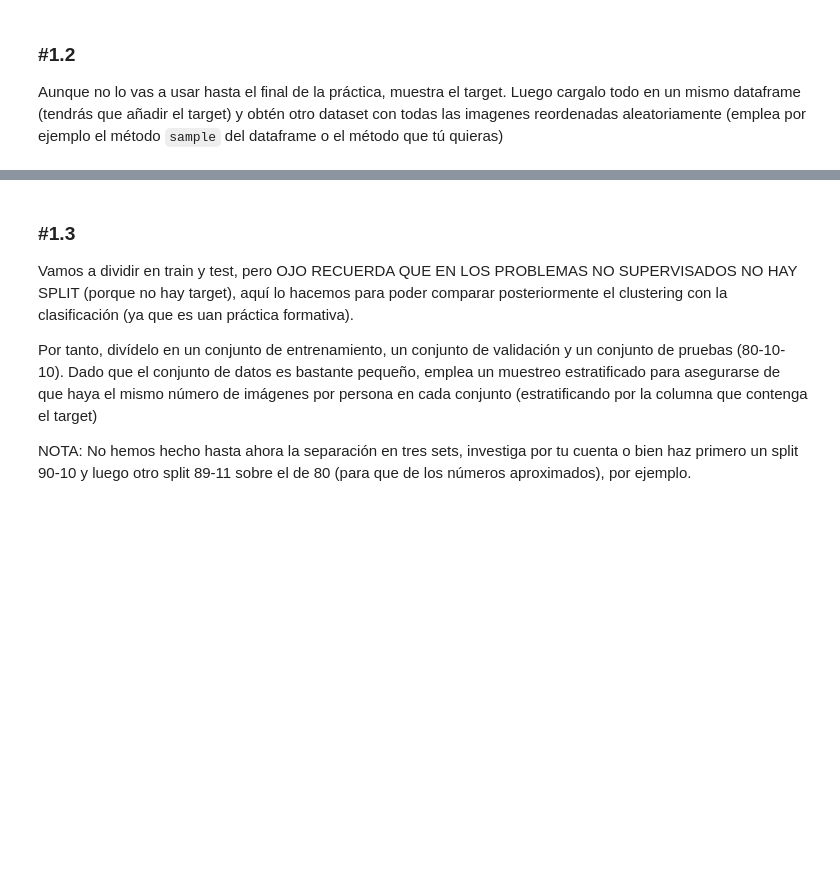
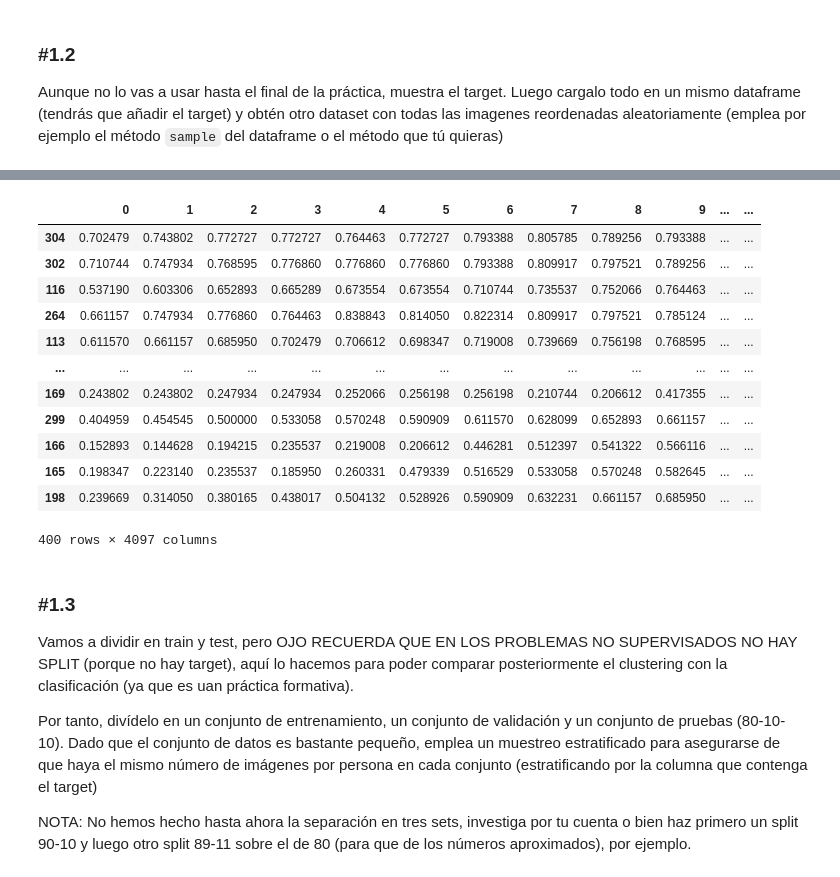
Before and after one commit to JBC2024/ONLINE_DS_THEBRIDGE_JBC, a Jupyter notebook: 04_Machine_Learning/Sprint_13/Unidad_01/Practica_Obligatoria/18_Practica_Obligatoria_Clustering_I.ipynb, the cells around one changed output, grey strips where cells are left out. Saved outputs shown, nothing was run; the diff lists cells and outputs as text; code cells hidden in the pictures; blank space fills up the shorter version.

```diff
--- a/04_Machine_Learning/Sprint_13/Unidad_01/Practica_Obligatoria/18_Practica_Obligatoria_Clustering_I.ipynb
+++ b/04_Machine_Learning/Sprint_13/Unidad_01/Practica_Obligatoria/18_Practica_Obligatoria_Clustering_I.ipynb
@@ -34,3 +37,5 @@ La tarea habitual es entrenar un modelo que pueda predecir qué persona está re
 # %% [markdown]
 
 Carga el conjunto de datos usando la función `sklearn.datasets.fetch_olivetti_faces()`. Recuerda que se carga un "diccionario". Muestra su descripción acudiendo a la clave "DESCR".
+# %%
+dataset = fetch_olivetti_faces(data_home='./tmp/data/', shuffle=False)
@@ -41,3 +94,26 @@ Aunque no lo vas a usar hasta el final de la práctica, muestra el target. Luego
+# %%
+df = pd.DataFrame(dataset["data"])
+# %%
+df["target"] = dataset["target"]
+# %%
+#TODO: Reordenar el dataset
+df = df.sort_values([4091])
+# %%
+df
+# %% [output]
+|  | 0 | 1 | 2 | 3 | 4 | 5 | 6 | 7 | 8 | 9 | ... | ... |
+| 304 | 0.702479 | 0.743802 | 0.772727 | 0.772727 | 0.764463 | 0.772727 | 0.793388 | 0.805785 | 0.789256 | 0.793388 | ... | ... |
+| 302 | 0.710744 | 0.747934 | 0.768595 | 0.776860 | 0.776860 | 0.776860 | 0.793388 | 0.809917 | 0.797521 | 0.789256 | ... | ... |
+| 116 | 0.537190 | 0.603306 | 0.652893 | 0.665289 | 0.673554 | 0.673554 | 0.710744 | 0.735537 | 0.752066 | 0.764463 | ... | ... |
+| 264 | 0.661157 | 0.747934 | 0.776860 | 0.764463 | 0.838843 | 0.814050 | 0.822314 | 0.809917 | 0.797521 | 0.785124 | ... | ... |
+| 113 | 0.611570 | 0.661157 | 0.685950 | 0.702479 | 0.706612 | 0.698347 | 0.719008 | 0.739669 | 0.756198 | 0.768595 | ... | ... |
+| ... | ... | ... | ... | ... | ... | ... | ... | ... | ... | ... | ... | ... |
+| 169 | 0.243802 | 0.243802 | 0.247934 | 0.247934 | 0.252066 | 0.256198 | 0.256198 | 0.210744 | 0.206612 | 0.417355 | ... | ... |
+| 299 | 0.404959 | 0.454545 | 0.500000 | 0.533058 | 0.570248 | 0.590909 | 0.611570 | 0.628099 | 0.652893 | 0.661157 | ... | ... |
+| 166 | 0.152893 | 0.144628 | 0.194215 | 0.235537 | 0.219008 | 0.206612 | 0.446281 | 0.512397 | 0.541322 | 0.566116 | ... | ... |
+| 165 | 0.198347 | 0.223140 | 0.235537 | 0.185950 | 0.260331 | 0.479339 | 0.516529 | 0.533058 | 0.570248 | 0.582645 | ... | ... |
+| 198 | 0.239669 | 0.314050 | 0.380165 | 0.438017 | 0.504132 | 0.528926 | 0.590909 | 0.632231 | 0.661157 | 0.685950 | ... | ... |
+400 rows × 4097 columns
 # %% [markdown]
 ### #1.3
 
```
Also changed, not shown: parts of 11 cells of this notebook.
